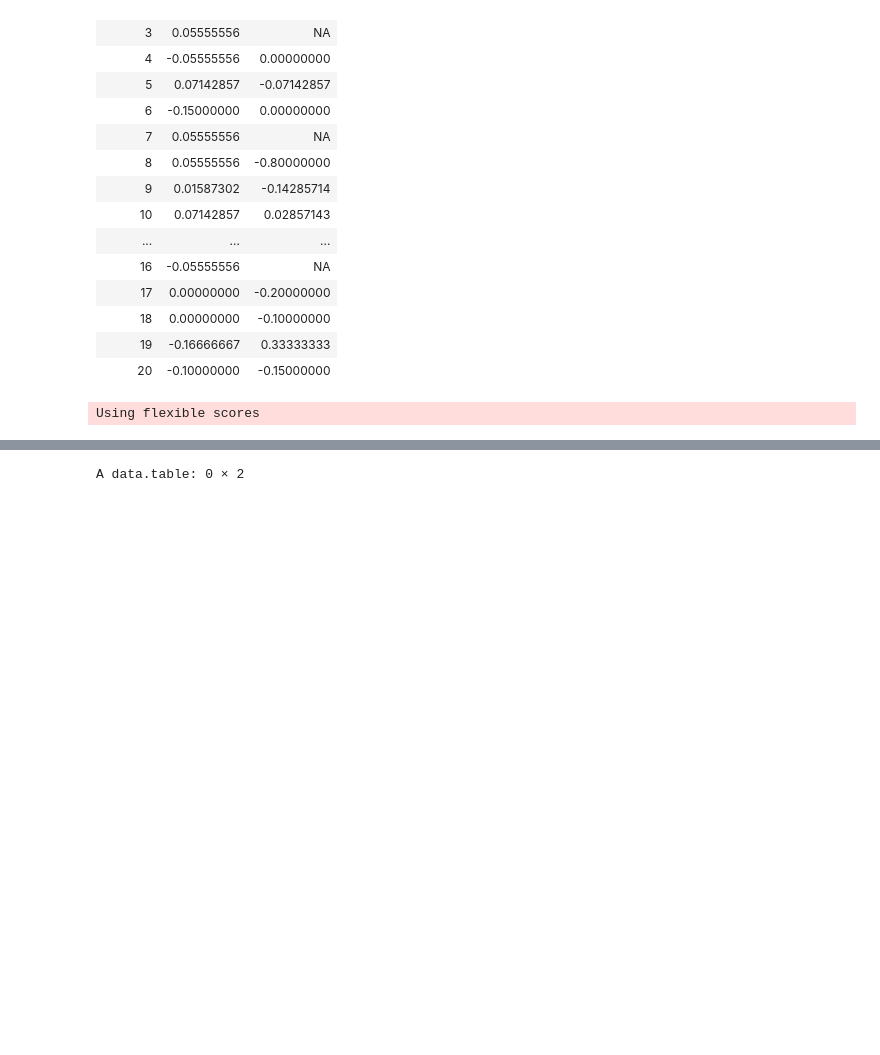
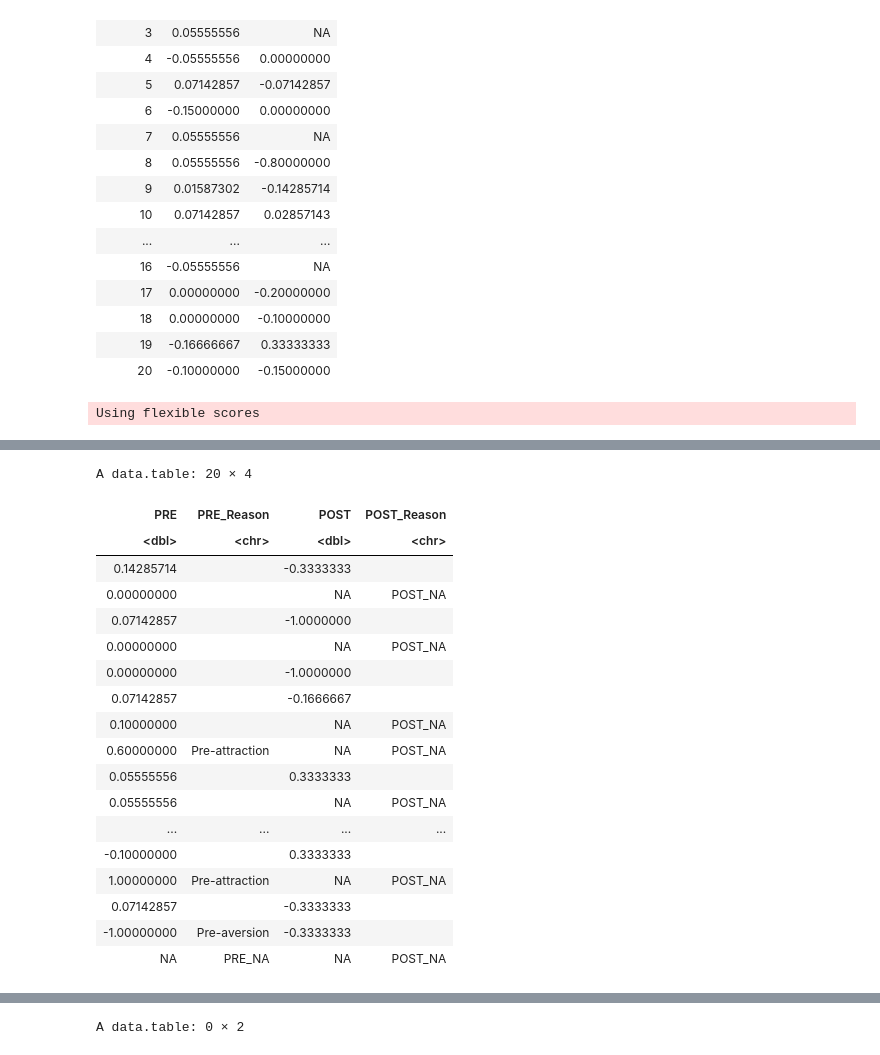
Before and after one commit to shaliulab/idoc-paper, a Jupyter notebook: 1_tidy_datav2.R.ipynb, the cells around one changed output, grey strips where cells are left out. Saved outputs shown, nothing was run; the diff lists cells and outputs as text; code cells hidden in the pictures; blank space fills up the shorter version.

```diff
--- a/1_tidy_datav2.R.ipynb
+++ b/1_tidy_datav2.R.ipynb
@@ -167,7 +167,27 @@ data[is.na(PRE), PRE_Reason := "PRE_NA"]
 data[PRE > 0.2, PRE_Reason := "Pre-attraction"]
 data[PRE < -0.2, PRE_Reason := "Pre-aversion"]
 # %%
-# data[Training=="6X_Massed", .(Files, PRE, POST)]
+data[substr(Files, 1, 10)=="2024-12-19", .(PRE, PRE_Reason, POST, POST_Reason)]
+# %% [output]
+A data.table: 20 × 4
+| PRE | PRE_Reason | POST | POST_Reason |
+| <dbl> | <chr> | <dbl> | <chr> |
+| 0.14285714 |  | -0.3333333 |  |
+| 0.00000000 |  | NA | POST_NA |
+| 0.07142857 |  | -1.0000000 |  |
+| 0.00000000 |  | NA | POST_NA |
+| 0.00000000 |  | -1.0000000 |  |
+| 0.07142857 |  | -0.1666667 |  |
+| 0.10000000 |  | NA | POST_NA |
+| 0.60000000 | Pre-attraction | NA | POST_NA |
+| 0.05555556 |  | 0.3333333 |  |
+| 0.05555556 |  | NA | POST_NA |
+| ... | ... | ... | ... |
+| -0.10000000 |  | 0.3333333 |  |
+| 1.00000000 | Pre-attraction | NA | POST_NA |
+| 0.07142857 |  | -0.3333333 |  |
+| -1.00000000 | Pre-aversion | -0.3333333 |  |
+| NA | PRE_NA | NA | POST_NA |
 # %%
 table(data$POST_Reason)
 # %% [output]
```
Also changed, not shown: parts of 8 cells of this notebook, 16 other files.
